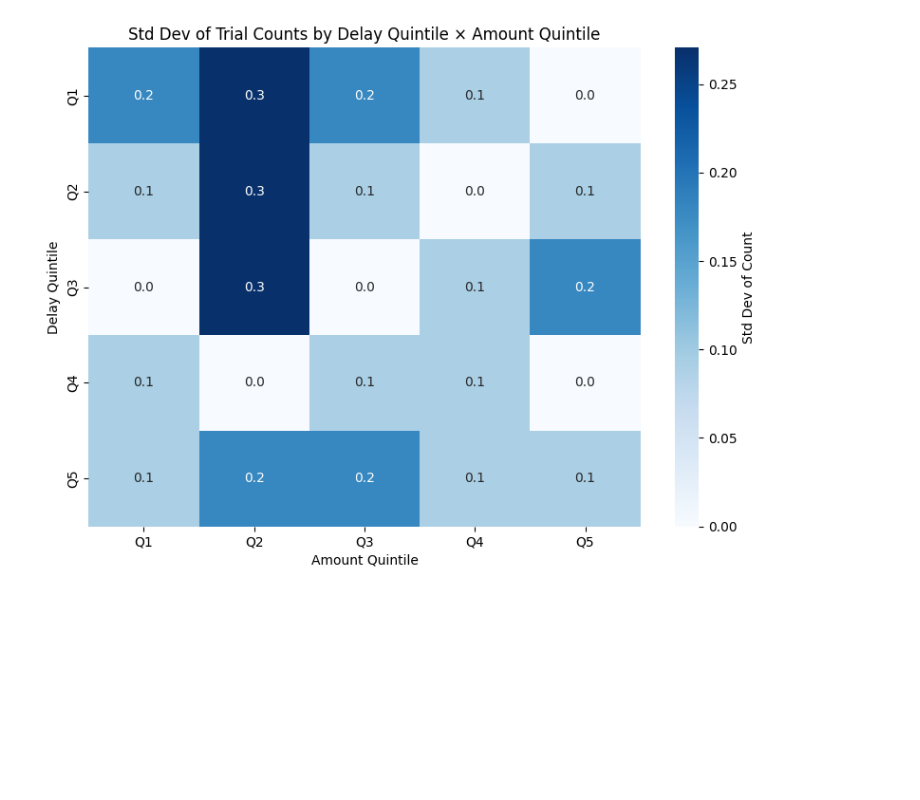
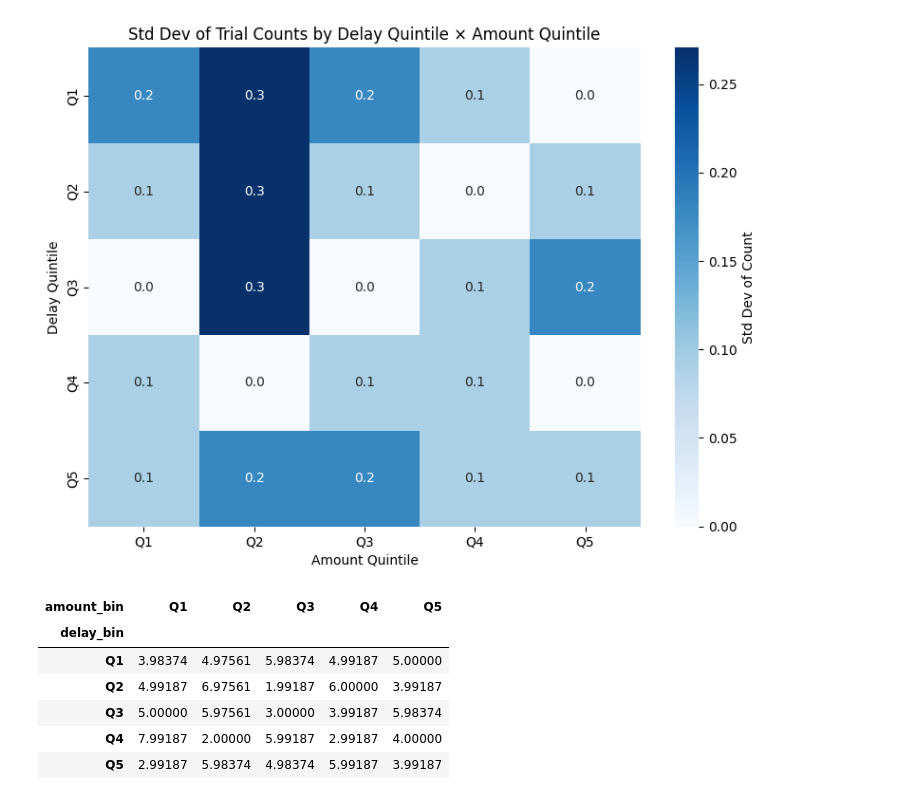
Before and after one commit to jmumford/dd-kable-analysis, a Jupyter notebook: analyses/mvpa/value_binned_delay/dev_analysis.ipynb, the cells around one changed output. Cells and saved outputs as stored; diff of their text form; code cells hidden in the pictures; blank space fills up the shorter version.

```diff
--- a/analyses/mvpa/value_binned_delay/dev_analysis.ipynb
+++ b/analyses/mvpa/value_binned_delay/dev_analysis.ipynb
@@ -211,6 +222,16 @@ First few rows:
 9  dmp0011        Q2         Q5      4
 [figure]
 [figure]
+# %%
+mean_counts
+# %% [output]
+| amount_bin | Q1 | Q2 | Q3 | Q4 | Q5 |
+| delay_bin |  |  |  |  |  |
+| Q1 | 3.98374 | 4.97561 | 5.98374 | 4.99187 | 5.00000 |
+| Q2 | 4.99187 | 6.97561 | 1.99187 | 6.00000 | 3.99187 |
+| Q3 | 5.00000 | 5.97561 | 3.00000 | 3.99187 | 5.98374 |
+| Q4 | 7.99187 | 2.00000 | 5.99187 | 2.99187 | 4.00000 |
+| Q5 | 2.99187 | 5.98374 | 4.98374 | 5.99187 | 3.99187 |
 # %%
 # Plot histogram of amount for each delay bin level
 delay_bins_unique = sorted(mvpa_merged_df['delay_bin'].dropna().unique())
```
Also changed, not shown: parts of 10 cells of this notebook, 10 other files.
